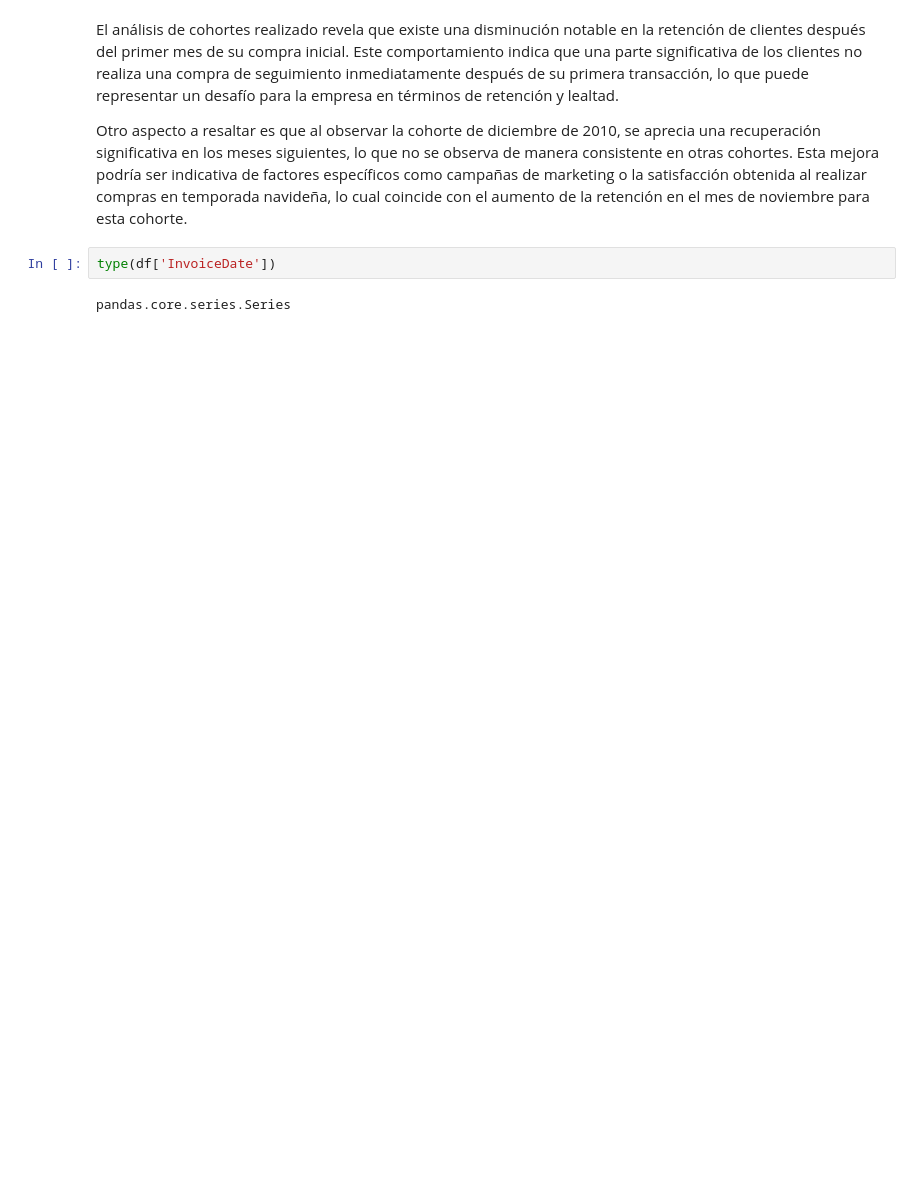
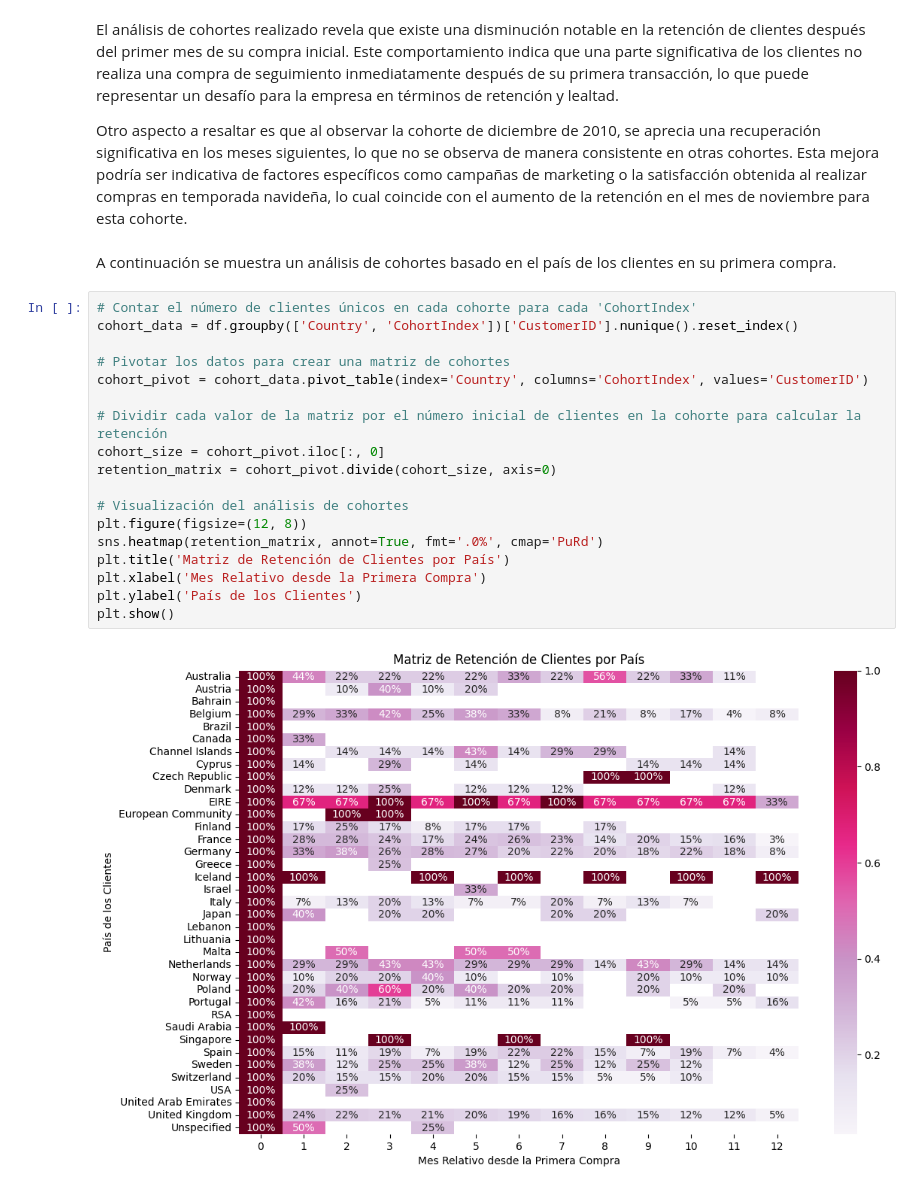
Before and after one commit to apalacioj/Prueba-CITEC, a Jupyter notebook: CITEC_test.ipynb, the cells around one changed output. Cells and saved outputs as stored; diff of their text form; blank space fills up the shorter version.

Commit message:
Adición de análisis de cohortes basado en el país de los clientes en su primera compra.

```diff
--- a/CITEC_test.ipynb
+++ b/CITEC_test.ipynb
@@ -185,7 +185,25 @@ plt.show()
 El análisis de cohortes realizado revela que existe una disminución notable en la retención de clientes después del primer mes de su compra inicial. Este comportamiento indica que una parte significativa de los clientes no realiza una compra de seguimiento inmediatamente después de su primera transacción, lo que puede representar un desafío para la empresa en términos de retención y lealtad.
 
 Otro aspecto a resaltar es que al observar la cohorte de diciembre de 2010, se aprecia una recuperación significativa en los meses siguientes, lo que no se observa de manera consistente en otras cohortes. Esta mejora podría ser indicativa de factores específicos como campañas de marketing o la satisfacción obtenida al realizar compras en temporada navideña, lo cual coincide con el aumento de la retención en el mes de noviembre para esta cohorte.
-# %%
-type(df['InvoiceDate'])
-# %% [output]
-pandas.core.series.Series
+# %% [markdown]
+A continuación se muestra un análisis de cohortes basado en el país de los clientes en su primera compra.
+# %%
+# Contar el número de clientes únicos en cada cohorte para cada 'CohortIndex'
+cohort_data = df.groupby(['Country', 'CohortIndex'])['CustomerID'].nunique().reset_index()
+
+# Pivotar los datos para crear una matriz de cohortes
+cohort_pivot = cohort_data.pivot_table(index='Country', columns='CohortIndex', values='CustomerID')
+
+# Dividir cada valor de la matriz por el número inicial de clientes en la cohorte para calcular la retención
+cohort_size = cohort_pivot.iloc[:, 0]
+retention_matrix = cohort_pivot.divide(cohort_size, axis=0)
+
+# Visualización del análisis de cohortes
+plt.figure(figsize=(12, 8))
+sns.heatmap(retention_matrix, annot=True, fmt='.0%', cmap='PuRd')
+plt.title('Matriz de Retención de Clientes por País')
+plt.xlabel('Mes Relativo desde la Primera Compra')
+plt.ylabel('País de los Clientes')
+plt.show()
+# %% [output]
+[figure, added]
```
Also changed, not shown: parts of 2 cells of this notebook.
